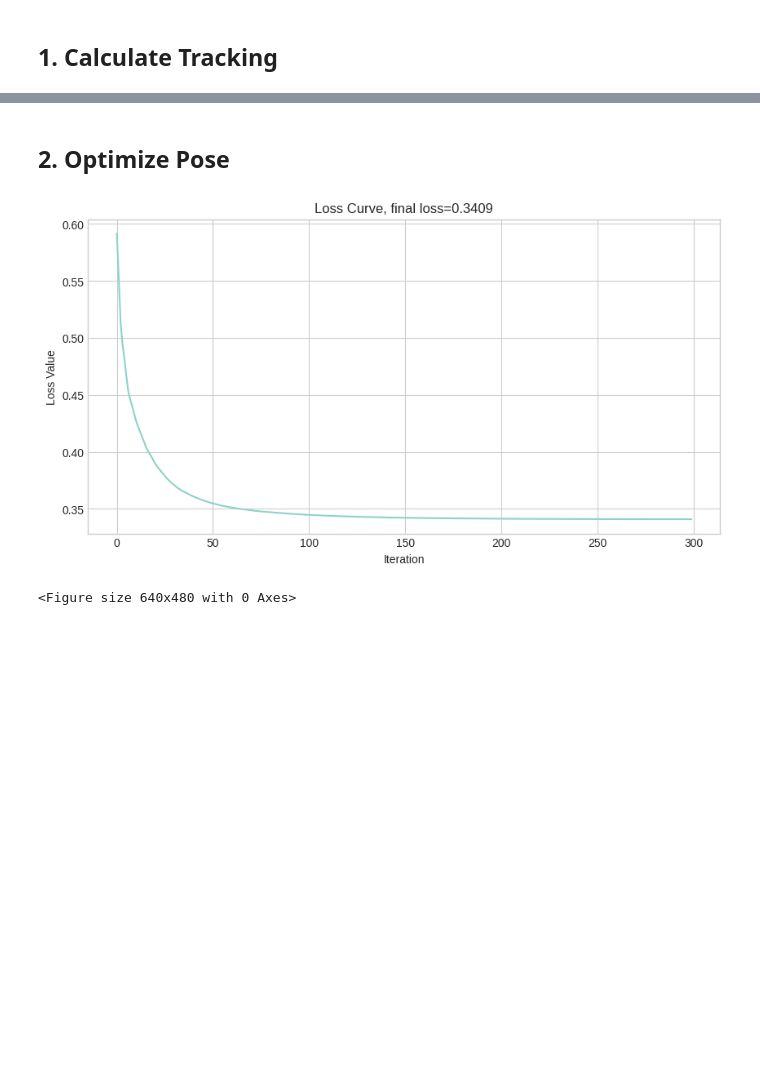
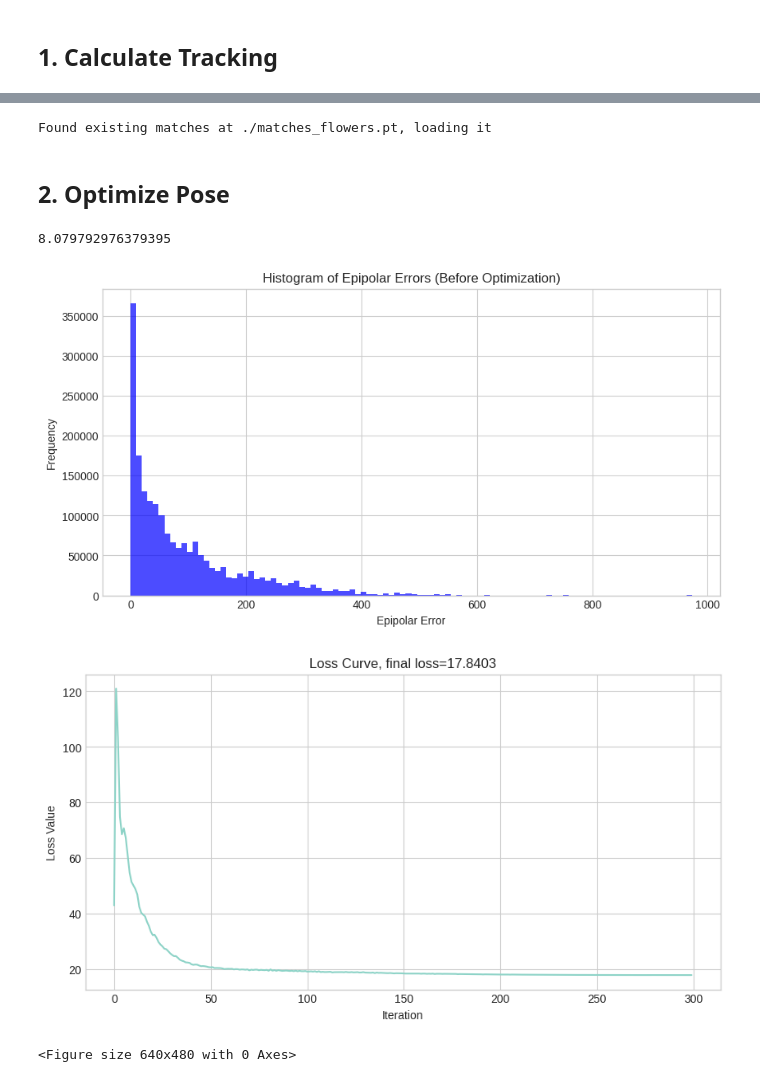
Before and after one commit to sIHURs/VGGT-X, a Jupyter notebook: notebooks/track_opt_xfeat_validate.ipynb, the cells around one changed output, grey strips where cells are left out. Drawn from its saved outputs; the diff is of its cells as text; code cells hidden in the pictures; blank space fills up the shorter version.

```diff
--- a/notebooks/track_opt_xfeat_validate.ipynb
+++ b/notebooks/track_opt_xfeat_validate.ipynb
@@ -224,20 +67,22 @@ VGGT(
 # %%
 # Get image paths and preprocess them
-data_dir = "../data/MipNeRF360/bonsai"
+data_dir = "../data/MipNeRF360/flowers"
 sparse_dir_gt = os.path.join(data_dir, "sparse", "0")
 dust_dir = os.path.join(data_dir, "mast3r")
-images_dir = os.path.join(data_dir, "images")
+image_dir = os.path.join(data_dir, "images")
+scene = os.path.basename(data_dir)
 
 cameras_gt = colmap_utils.read_cameras_binary(os.path.join(sparse_dir_gt, "cameras.bin"))
 images_gt = colmap_utils.read_images_binary(os.path.join(sparse_dir_gt, "images.bin"))
 pcd_gt = colmap_utils.read_points3D_binary(os.path.join(sparse_dir_gt, "points3D.bin"))
 # images_gt = dict(sorted(images_gt.items(), key=lambda item: item[0]))
 # %%
-sample_interval = 1
-images_gt_updated = {id: images_gt[id] for id in list(images_gt.keys())[::sample_interval]}
-image_path_list = [os.path.join(images_dir, images_gt_updated[id].name) for id in images_gt_updated.keys()]
+images_gt_keys = list(images_gt.keys())
+random.shuffle(images_gt_keys)
+images_gt_updated = {id: images_gt[id] for id in list(images_gt_keys)}
+image_path_list = [os.path.join(image_dir, images_gt_updated[id].name) for id in images_gt_updated.keys()]
 base_image_path_list = [os.path.basename(path) for path in image_path_list]
-total_frame_num = len(image_path_list)
 
-vggt_fixed_resolution = 518
-images, original_coords = load_and_preprocess_images_ratio(image_path_list, vggt_fixed_resolution)
+img_load_resolution = 518
+images, original_coords = load_and_preprocess_images_ratio(image_path_list, img_load_resolution)
+original_coords = original_coords.to(device)
@@ -257,0 +89,3 @@ print(extrinsic[255])
+# %%
+extrinsic, intrinsic, depth_map, depth_conf = run_VGGT(images, device, dtype)
+torch.cuda.empty_cache()
@@ -412,2 +129,16 @@ Total candidate image pairs found:  5713
+# %%
+target_match_dir = f"./matches_{scene}.pt"
+if os.path.exists(target_match_dir):
+    print(f"Found existing matches at {target_match_dir}, loading it")
+    match_outputs = torch.load(target_match_dir)
+else:
+    max_query_pts = 4096 if len(images) < 500 else 2048
+    match_outputs = opt_utils.extract_matches(extrinsic, intrinsic, images, base_image_path_list, max_query_pts)
+    match_outputs["original_width"] = images.shape[-1]
+    match_outputs["original_height"] = images.shape[-2]
+    torch.save(match_outputs, target_match_dir)
+    print(f"Saved matches to {target_match_dir}")
+# %% [output]
+Found existing matches at ./matches_flowers.pt, loading it
 # %% [markdown]
 ## 2. Optimize Pose
@@ -617,13 +292,19 @@ def pose_optimization(match_outputs,
     output_intrinsic = K[:, :3, :3].detach().cpu().numpy()
 
     return output_extrinsic, output_intrinsic
+# %%
+print(match_outputs["epipolar_err"])
+# %% [output]
+8.079792976379395
 # %%
 extrinsic_, intrinsic_ = pose_optimization(
-    output, extrinsic, intrinsic, images, depth_map, depth_conf,
-    base_image_path_list, target_scene_dir='./', shared_intrinsics=True
+    match_outputs, extrinsic, intrinsic, images, depth_map, depth_conf,
+    base_image_path_list, target_scene_dir='./', shared_intrinsics=True,
+    min_thr=10.0, max_thr=100
 )
 # %% [output]
-[figure, old version]
+[figure, new version]
+[figure, added]
 <Figure size 640x480 with 0 Axes>
 # %%
 # pred w2c
```
Also changed, not shown: parts of 14 cells of this notebook, 4 other files.
